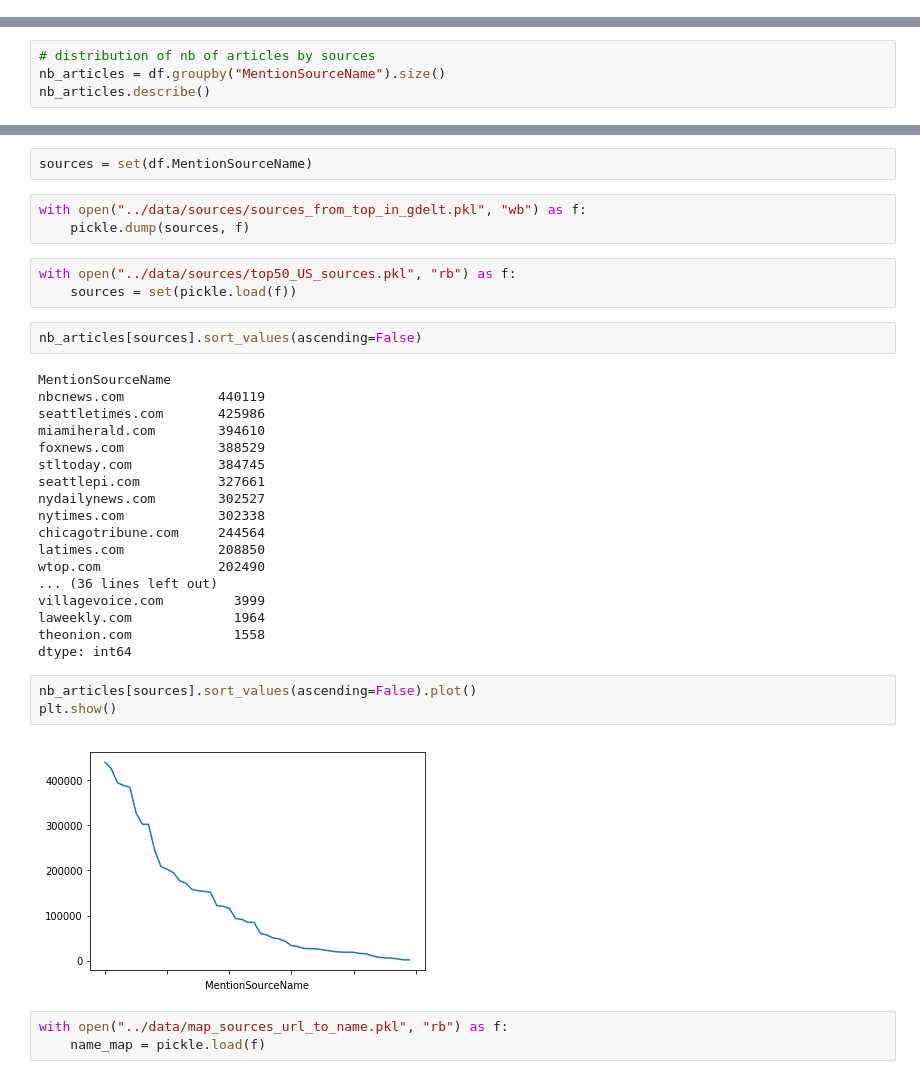
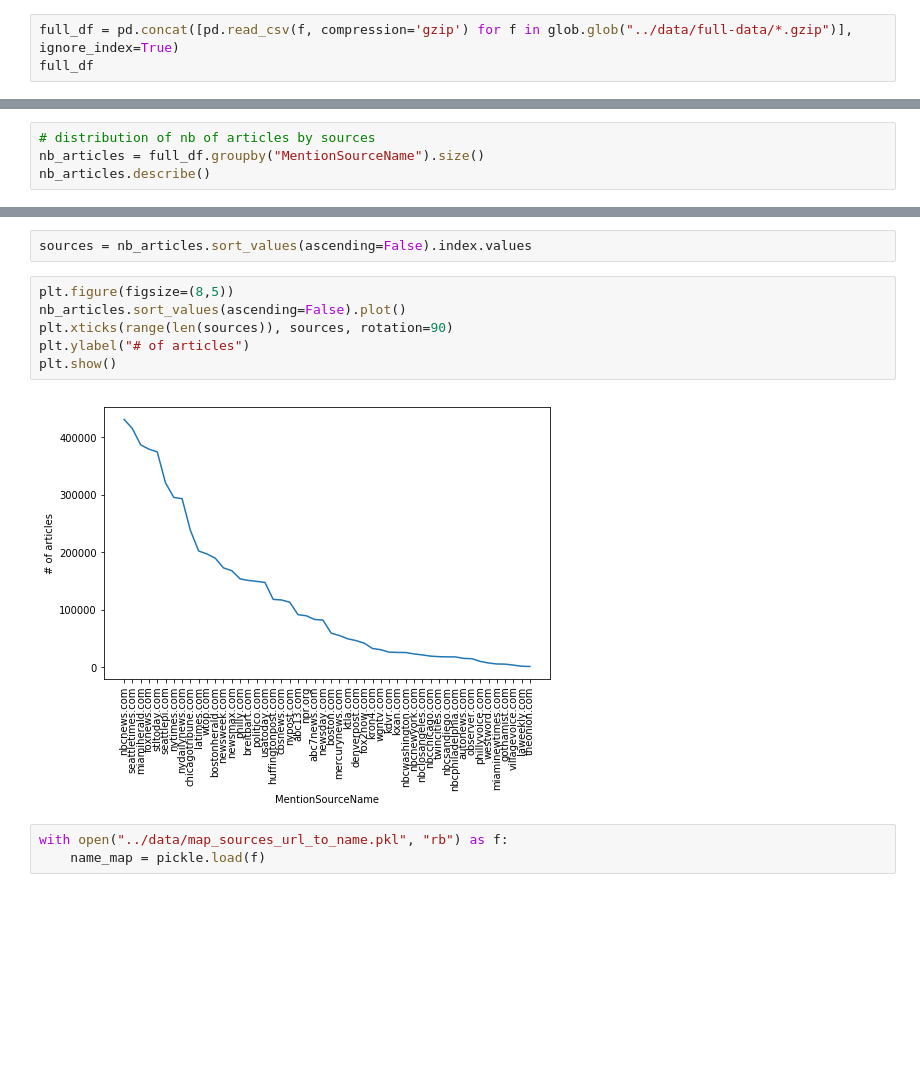
Before and after one commit to padesplaces/dataviz-project, a Jupyter notebook: data_analysis/us_sources.ipynb, the cells around one changed output, grey strips where cells are left out. Saved outputs shown, nothing was run; the diff lists cells and outputs as text; blank space fills up the shorter version.

```diff
--- a/data_analysis/us_sources.ipynb
+++ b/data_analysis/us_sources.ipynb
@@ -31,0 +14,3 @@ df
+# %%
+full_df = pd.concat([pd.read_csv(f, compression='gzip') for f in glob.glob("../data/full-data/*.gzip")], ignore_index=True)
+full_df
@@ -32,5 +36,5 @@ df
 # %%
 # distribution of nb of articles by sources
-nb_articles = df.groupby("MentionSourceName").size()
+nb_articles = full_df.groupby("MentionSourceName").size()
 nb_articles.describe()
 # %% [output]
@@ -71,36 +70,13 @@ Length: 83, dtype: int64
-# %%
-sources = set(df.MentionSourceName)
-# %%
-with open("../data/sources/sources_from_top_in_gdelt.pkl", "wb") as f:
-    pickle.dump(sources, f)
-# %%
-with open("../data/sources/top50_US_sources.pkl", "rb") as f:
-    sources = set(pickle.load(f))
 # %%
-nb_articles[sources].sort_values(ascending=False)
+sources = nb_articles.sort_values(ascending=False).index.values
-# %% [output]
-MentionSourceName
-nbcnews.com            440119
-seattletimes.com       425986
-miamiherald.com        394610
-foxnews.com            388529
-stltoday.com           384745
-seattlepi.com          327661
-nydailynews.com        302527
-nytimes.com            302338
-chicagotribune.com     244564
-latimes.com            208850
-wtop.com               202490
-... (36 lines left out)
-villagevoice.com         3999
-laweekly.com             1964
-theonion.com             1558
-dtype: int64
-# %%
-nb_articles[sources].sort_values(ascending=False).plot()
-plt.show()
-# %% [output]
-[figure, removed]
+# %%
+plt.figure(figsize=(8,5))
+nb_articles.sort_values(ascending=False).plot()
+plt.xticks(range(len(sources)), sources, rotation=90)
+plt.ylabel("# of articles")
+plt.show()
+# %% [output]
+[figure, added]
 # %%
 with open("../data/map_sources_url_to_name.pkl", "rb") as f:
     name_map = pickle.load(f)
```
Also changed, not shown: parts of 18 cells of this notebook, 22 other files.
